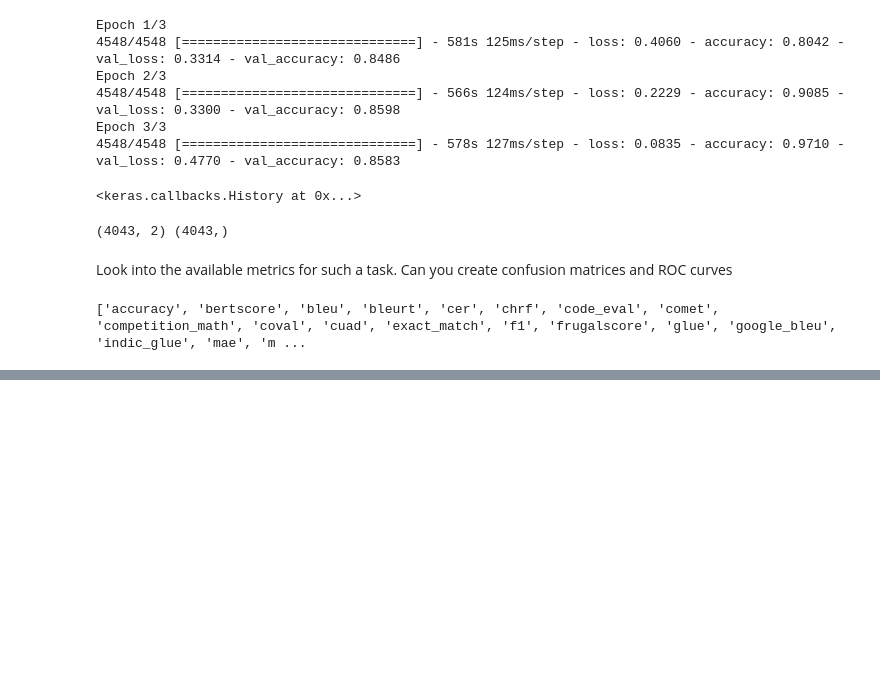
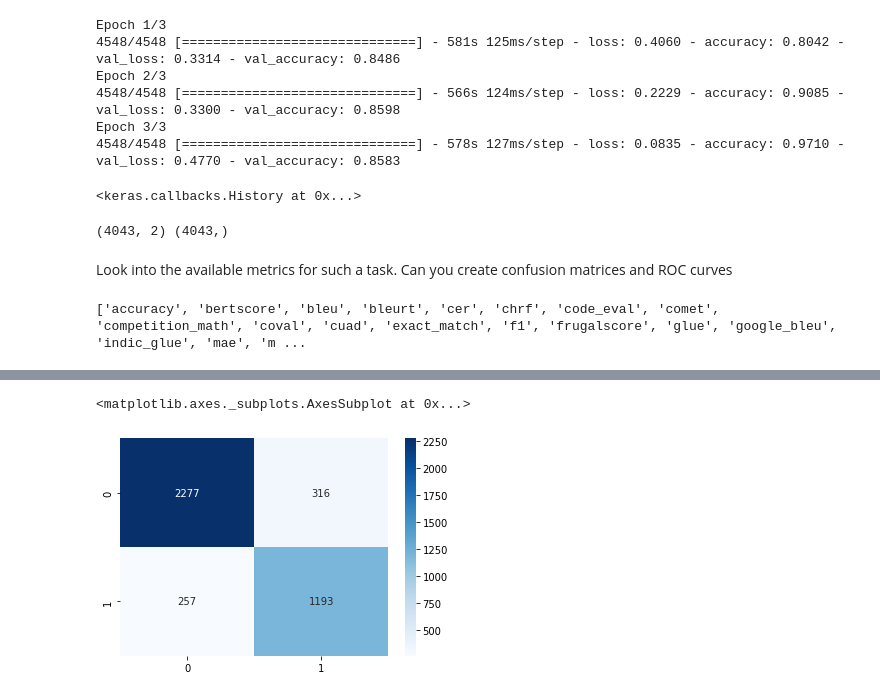
Before and after one commit to hoangminhanh/TWSM_Lab, a Jupyter notebook: Homework/7_Class_Homework/HW_7_PH_Fine_tuning_a_model_with_Keras.ipynb, the cells around one changed output, grey strips where cells are left out. Cells and saved outputs as stored; diff of their text form; code cells hidden in the pictures; blank space fills up the shorter version.

```diff
--- a/Homework/7_Class_Homework/HW_7_PH_Fine_tuning_a_model_with_Keras.ipynb
+++ b/Homework/7_Class_Homework/HW_7_PH_Fine_tuning_a_model_with_Keras.ipynb
@@ -197,35 +192,0 @@ confusion_matrix(y_true, y_pred, labels=np.unique(y_true))
-# %%
-mpl.rcParams['figure.figsize'] = (12, 10)
-colors = plt.rcParams['axes.prop_cycle'].by_key()['color']
-
-def plot_loss(history):
-# Use a log scale to show the wide range of values.
-    plt.semilogy(history.epoch,  history.history['loss'],
-               color='red', label='Train Loss')
-    plt.semilogy(history.epoch,  history.history['val_loss'],
-          color='green', label='Val Loss',
-          linestyle="--")
-    plt.xlabel('Epoch')
-    plt.ylabel('Loss')
-
-    plt.legend()
-
-
-def plot_metrics(history):
-    metrics =  ['loss', 'auc', 'precision', 'recall']
-    for n, metric in enumerate(metrics):
-        name = metric.replace("_"," ").capitalize()
-        plt.subplot(2,2,n+1)
-        plt.plot(history.epoch,  history.history[metric], color=colors[0], label='Train')
-        plt.plot(history.epoch, history.history['val_'+metric],
-                 color=colors[0], linestyle="--", label='Val')
-        plt.xlabel('Epoch')
-        plt.ylabel(name)
-        if metric == 'loss':
-            plt.ylim([0, plt.ylim()[1]])
-        elif metric == 'auc':
-            plt.ylim([0.8,1])
-        else:
-            plt.ylim([0,1])
-
-        plt.legend()
@@ -291,0 +193,6 @@ roc_curve_plot(fpr,tpr,roc_auc)
+# %%
+# Plot confusion matrix
+sns.heatmap(confusion_matrix(tokenized_dataset_val_small["is_duplicate"], class_preds), cmap='Blues', fmt='g', annot=True);
+# %% [output]
+<matplotlib.axes._subplots.AxesSubplot at 0x...>
+[figure, added]
```
Also changed, not shown: parts of 12 cells of this notebook.
